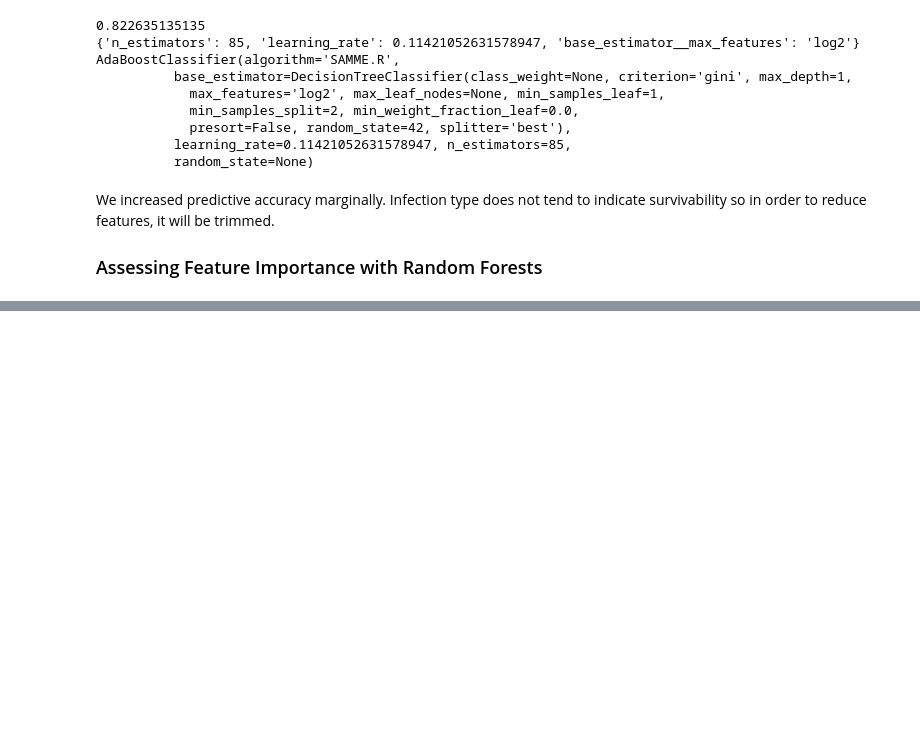
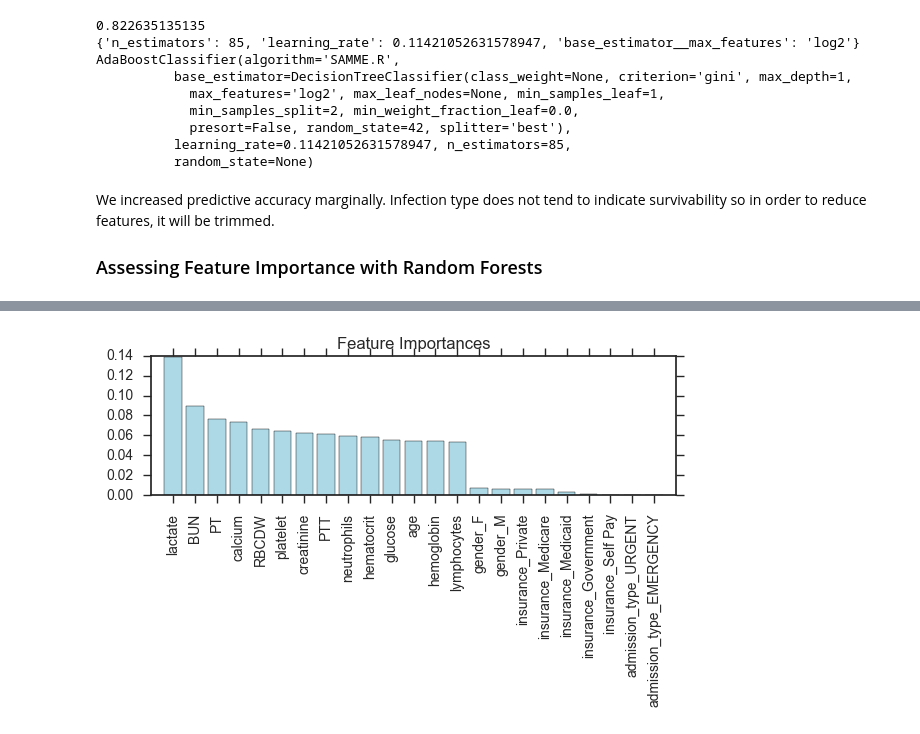
Before and after one commit to j-crowe/ICU_Survival_ML_Model_Comparison, a Jupyter notebook: Septic Feature Probe.ipynb, the cells around one changed output, grey strips where cells are left out. Saved outputs shown, nothing was run; the diff lists cells and outputs as text; code cells hidden in the pictures; blank space fills up the shorter version.

Commit message:
feature importances

```diff
--- a/Septic Feature Probe.ipynb
+++ b/Septic Feature Probe.ipynb
@@ -627,7 +627,7 @@ param_grid = {
               "n_estimators": list(range(1,1000)),
              }
 
-forest = RandomForestClassifier(n_jobs=-1, random_state=42)
+forest = RandomForestClassifier( random_state=42)
 # %%
-rand_for = RandomizedSearchCV(forest, param_grid, scoring = 'accuracy', n_iter=100, random_state=42)
-rand_for.fit(X,y)
+rand_for = RandomizedSearchCV(forest, param_grid, scoring = 'accuracy', n_iter=20, random_state=42)
+_ = rand_for.fit(X,y)
@@ -636,5 +646,5 @@ KeyboardInterrupt:
 # %%
-importances = forest.feature_importances_
+importances = rand_for.best_estimator_.feature_importances_
 indices = np.argsort(importances)[::-1]
 for f in range(X.shape[1]):
-    print "{}) {} {}".format(f, X.columns[f], importances[f])
+    print "{}) {} {}".format(f, X.columns[indices[f]], importances[indices[f]])
@@ -640,0 +669,8 @@ for f in range(X.shape[1]):
+# %%
+plt.title('Feature Importances')
+plt.bar(range(X.shape[1]), importances[indices], color='lightblue', align='center')
+plt.xticks(range(X.shape[1]), X.columns[indices], rotation=90)
+plt.xlim([-1, X.shape[1]])
+plt.tight_layout()
+# %% [output]
+[figure, added]
```
Also changed, not shown: parts of 9 cells of this notebook.
